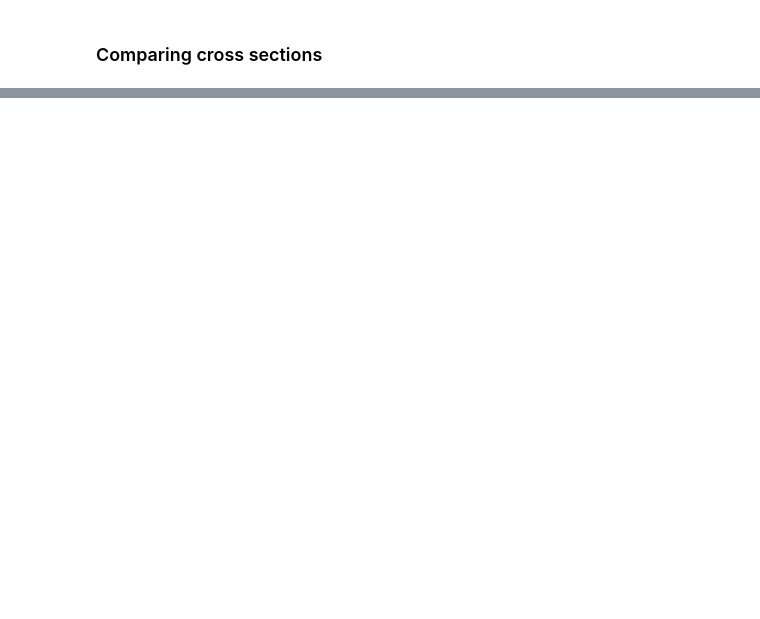
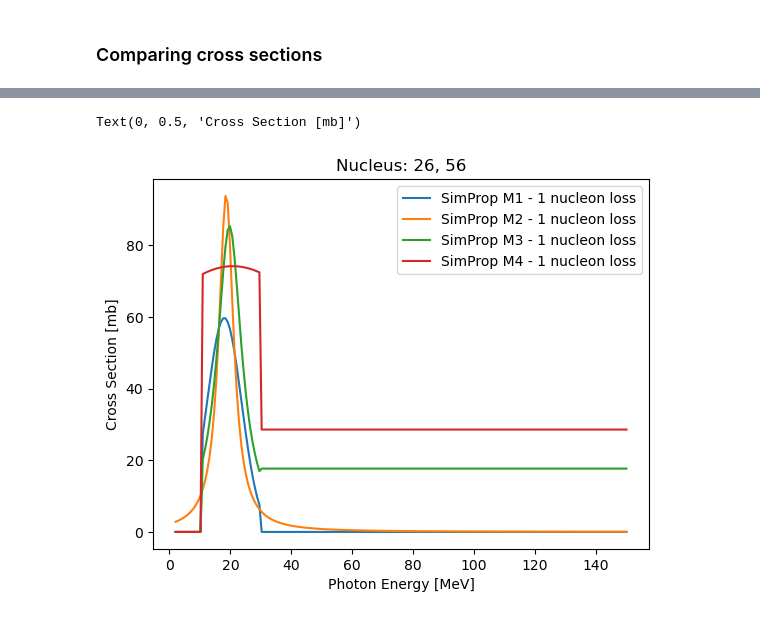
Before and after one commit to mohller/crisp, a Jupyter notebook: examples/Cross_Sections.ipynb, the cells around one changed output, grey strips where cells are left out. Cells and saved outputs as stored; diff of their text form; code cells hidden in the pictures; blank space fills up the shorter version.

```diff
--- a/examples/Cross_Sections.ipynb
+++ b/examples/Cross_Sections.ipynb
@@ -35,0 +50,18 @@ Text(0, 0.5, 'Cross Section [mb]')
+# %%
+sim_model_M1 = SimProp_model(M=1)
+sim_model_M2 = SimProp_model(M=2, filename='xsect_BreitWigner_TALYS-1.0.txt')
+sim_model_M3 = SimProp_model(M=3)
+sim_model_M4 = SimProp_model(M=4)
+# %%
+nloss = 1
+
+for sm in [sim_model_M1, sim_model_M2, sim_model_M3, sim_model_M4]:
+    plt.plot(eps, sm.cross_section(eps, Z, A, nloss), label=f'SimProp M{sm.M} - {nloss} nucleon loss')
+
+plt.legend()
+plt.title(f'Nucleus: {Z}, {A}')
+plt.xlabel('Photon Energy [MeV]')
+plt.ylabel('Cross Section [mb]')
+# %% [output]
+Text(0, 0.5, 'Cross Section [mb]')
+[figure, added]
```
Also changed, not shown: parts of 4 cells of this notebook, 1 other file.
